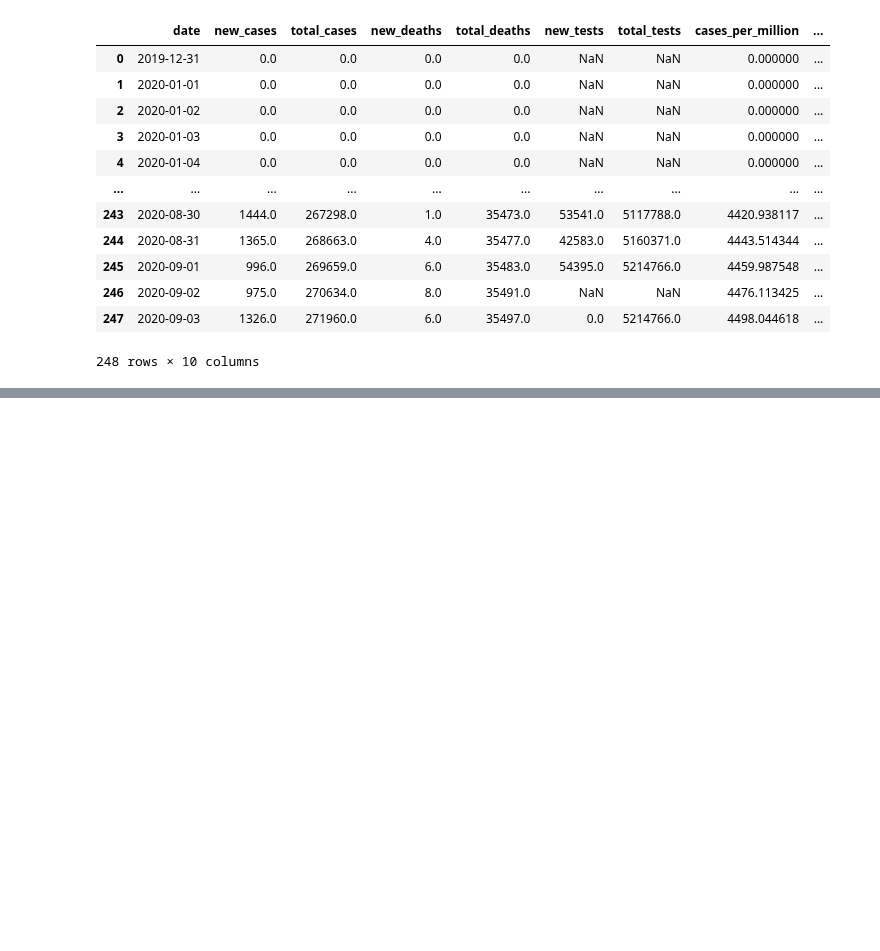
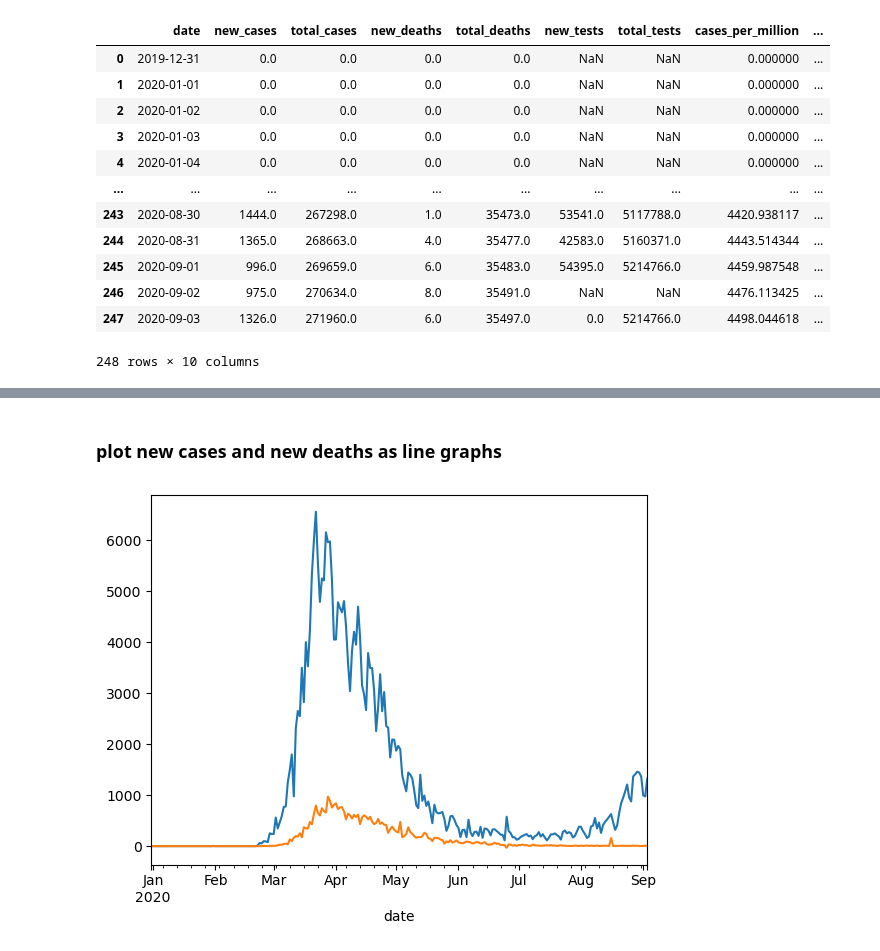
Before and after one commit to S827/Data-Science, a Jupyter notebook: Py Libraries/Pandas/python-pandas-data-analysis.ipynb, the cells around one changed output, grey strips where cells are left out. Saved outputs shown, nothing was run; the diff lists cells and outputs as text; code cells hidden in the pictures; blank space fills up the shorter version.

```diff
--- a/Py Libraries/Pandas/python-pandas-data-analysis.ipynb
+++ b/Py Libraries/Pandas/python-pandas-data-analysis.ipynb
@@ -1425,0 +1438,2 @@ result_df.to_csv('results.csv', index=None)
+# %%
+result_df.set_index('date', inplace=True)
@@ -1425,0 +1470,7 @@ result_df.to_csv('results.csv', index=None)
+# %% [markdown]
+### plot new cases and new deaths as line graphs
+# %%
+result_df.new_cases.plot()
+result_df.new_deaths.plot();
+# %% [output]
+[figure, added]
```
Also changed, not shown: parts of 30 cells of this notebook.
